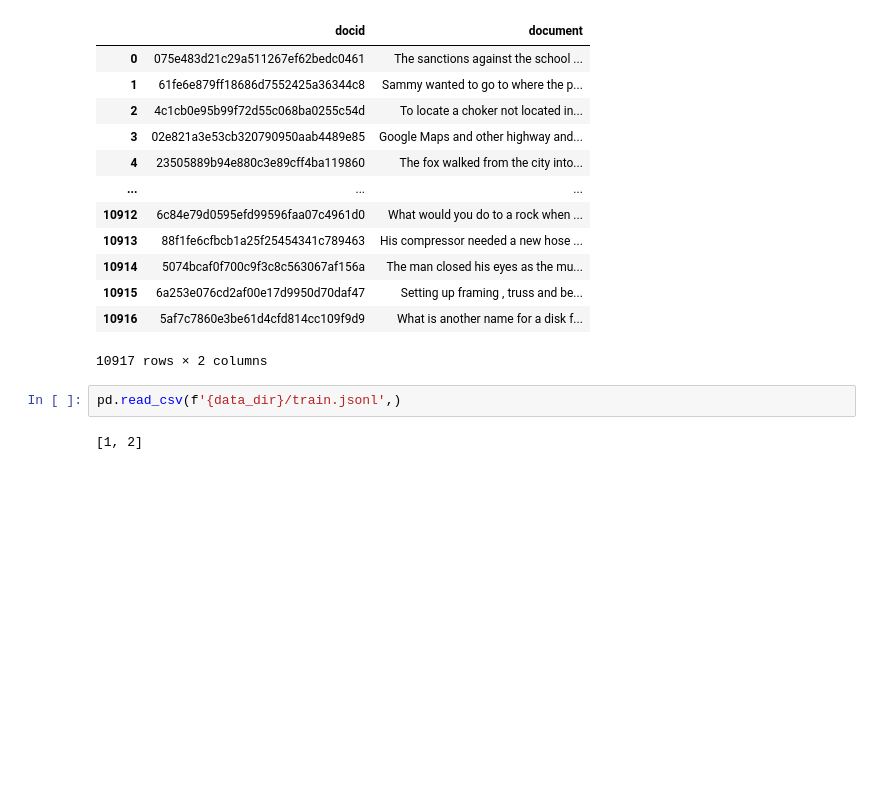
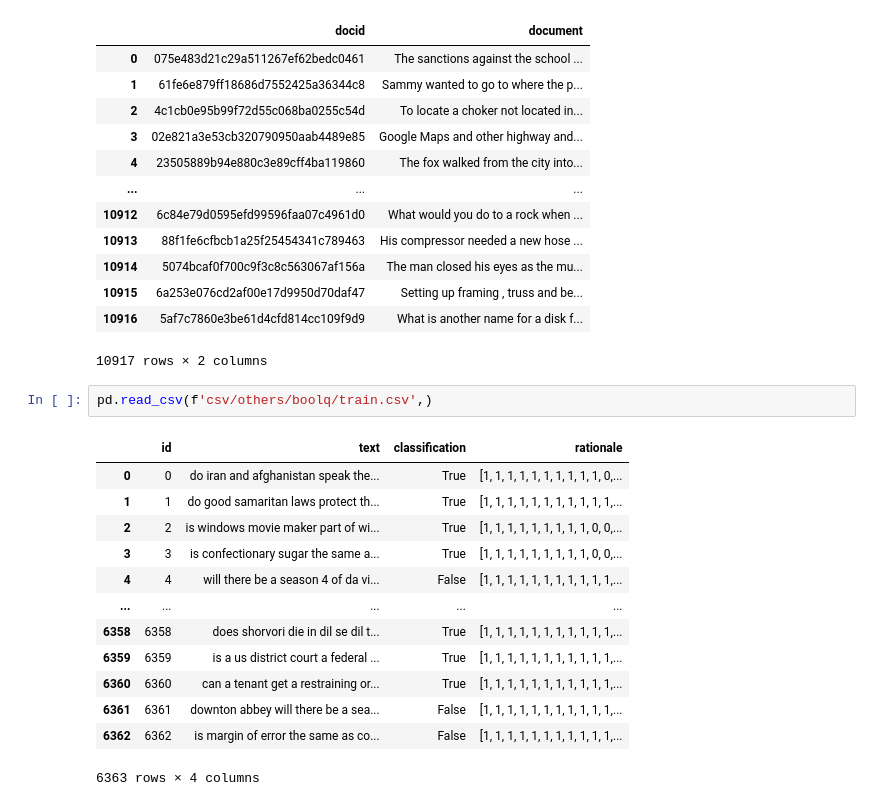
Before and after one commit to shaggyday/evaluating-human-rationales, a Jupyter notebook: data_inspection.ipynb, the cells around one changed output. Drawn from its saved outputs; the diff is of its cells as text; blank space fills up the shorter version.

```diff
--- a/data_inspection.ipynb
+++ b/data_inspection.ipynb
@@ -57,6 +56,18 @@ docs
 | 10916 | 5af7c7860e3be61d4cfd814cc109f9d9 | What is another name for a disk f... |
 10917 rows × 2 columns
 # %%
-pd.read_csv(f'{data_dir}/train.jsonl',)
+pd.read_csv(f'csv/others/boolq/train.csv',)
 # %% [output]
+|  | id | text | classification | rationale |
+| 0 | 0 | do iran and afghanistan speak the... | True | [1, 1, 1, 1, 1, 1, 1, 1, 1, 1, 0,... |
+| 1 | 1 | do good samaritan laws protect th... | True | [1, 1, 1, 1, 1, 1, 1, 1, 1, 1, 1,... |
+| 2 | 2 | is windows movie maker part of wi... | True | [1, 1, 1, 1, 1, 1, 1, 1, 1, 0, 0,... |
+| 3 | 3 | is confectionary sugar the same a... | True | [1, 1, 1, 1, 1, 1, 1, 1, 1, 0, 0,... |
+| 4 | 4 | will there be a season 4 of da vi... | False | [1, 1, 1, 1, 1, 1, 1, 1, 1, 1, 1,... |
+| ... | ... | ... | ... | ... |
+| 6358 | 6358 | does shorvori die in dil se dil t... | True | [1, 1, 1, 1, 1, 1, 1, 1, 1, 1, 1,... |
+| 6359 | 6359 | is a us district court a federal ... | True | [1, 1, 1, 1, 1, 1, 1, 1, 1, 1, 1,... |
+| 6360 | 6360 | can a tenant get a restraining or... | True | [1, 1, 1, 1, 1, 1, 1, 1, 1, 1, 1,... |
+| 6361 | 6361 | downton abbey will there be a sea... | False | [1, 1, 1, 1, 1, 1, 1, 1, 1, 1, 1,... |
+| 6362 | 6362 | is margin of error the same as co... | False | [1, 1, 1, 1, 1, 1, 1, 1, 1, 1, 1,... |
-[1, 2]
+6363 rows × 4 columns
```
Also changed, not shown: parts of 3 cells of this notebook, 8 other files.
